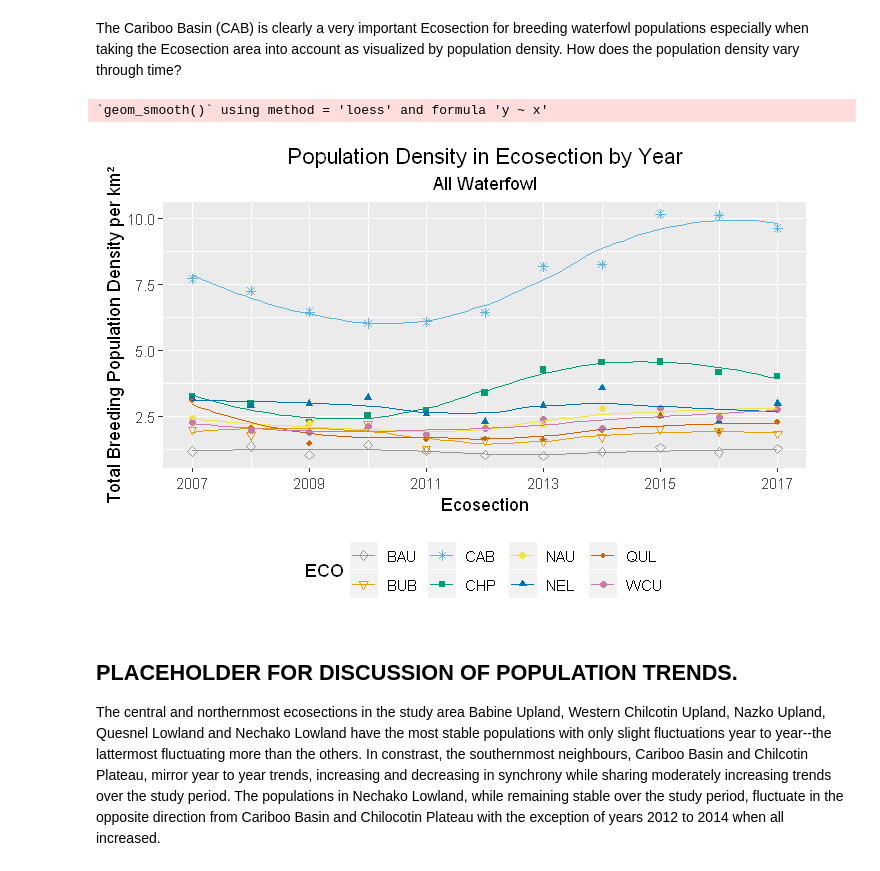
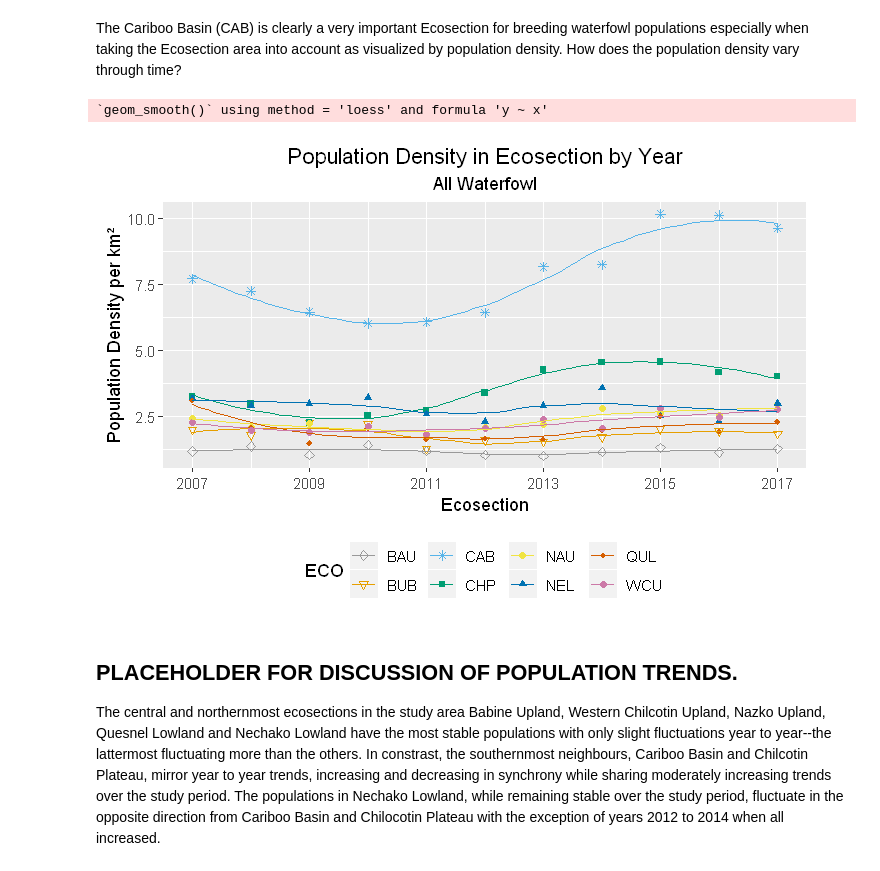
Before and after one commit to Yuhash/iws, a Jupyter notebook: IWS_Notebook.ipynb, the cells around one changed output. Cells and saved outputs as stored; diff of their text form; code cells hidden in the pictures.

```diff
--- a/IWS_Notebook.ipynb
+++ b/IWS_Notebook.ipynb
@@ -109,7 +126,8 @@ A data.frame: 6 × 34
 ### Data Exploration - Species Observation Records
 # %%
 # Load the processed data in wide format
-iws <- read.csv("C:/Users/hashimotoy/Desktop/ws_prep/rf_400/_inputs/id1_400_years.csv")
+library(tidyverse)
+iws <- read.csv("C:/Users/hashimotoy/Desktop/ws_prep/rf_400/_inputs/id1_years_0705/id1_years.csv")
 
 # Reshape to long form
 df <- gather(iws,"sp_id", "pop", amwi:wodu)
@@ -282,22 +269,22 @@ The Cariboo Basin (CAB) is clearly a very important Ecosection for breeding wate
 # %%
 eco_yr <- df %>%
     group_by(eco, year_) %>%
     summarise(pop = sum(pop)) %>%
     left_join(., eco_area, by = "eco") %>%
     mutate(density = pop/area_surveyed * 100)
 
 # #Plot the outcome
 g <- ggplot(eco_yr, aes(year_, density, colour = eco, shape = eco)) + ggtitle("Population Density in Ecosection by Year",
     subtitle = "All Waterfowl") + geom_point() + colShape +
     colColour + theme(legend.position = "bottom", legend.direction = "horizontal",
     legend.box = "vertical", axis.text.x = element_text(hjust = 0.5), plot.title = element_text(hjust = 0.5),
-    plot.subtitle = element_text(hjust = 0.5)) + xlab("Ecosection") + ylab("Total Breeding Population Density per km²") +
+    plot.subtitle = element_text(hjust = 0.5)) + xlab("Ecosection") + ylab("Population Density per km²") +
     scale_x_continuous(breaks = c(2007, 2009, 2011, 2013, 2015, 2017))
 options(repr.plot.width = 6, repr.plot.height = 4)
 g + geom_smooth(size = 0.5, se = F)
 # %% [output]
 `geom_smooth()` using method = 'loess' and formula 'y ~ x'
-[figure, old version]
+[figure, new version]
 # %% [markdown]
 ## PLACEHOLDER FOR DISCUSSION OF POPULATION TRENDS.
 The central and northernmost ecosections in the study area Babine Upland, Western Chilcotin Upland, Nazko Upland, Quesnel Lowland and Nechako Lowland have the most stable populations with only slight fluctuations year to year--the lattermost fluctuating more than the others. In constrast, the southernmost neighbours, Cariboo Basin and Chilcotin Plateau, mirror year to year trends, increasing and decreasing in synchrony while sharing moderately increasing trends over the study period. The populations in Nechako Lowland, while remaining stable over the study period, fluctuate in the opposite direction from Cariboo Basin and Chilocotin Plateau with the exception of years 2012 to 2014 when all increased.
```
Also changed, not shown: parts of 7 cells of this notebook, 3 other files.
